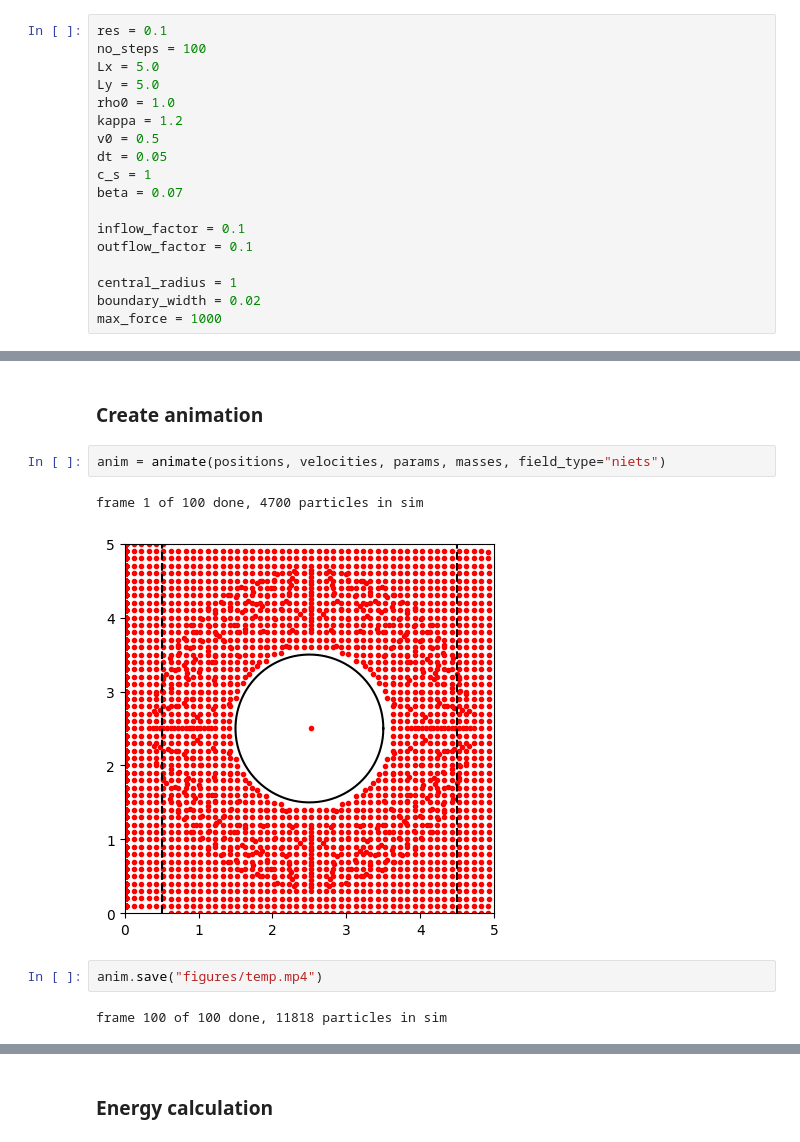
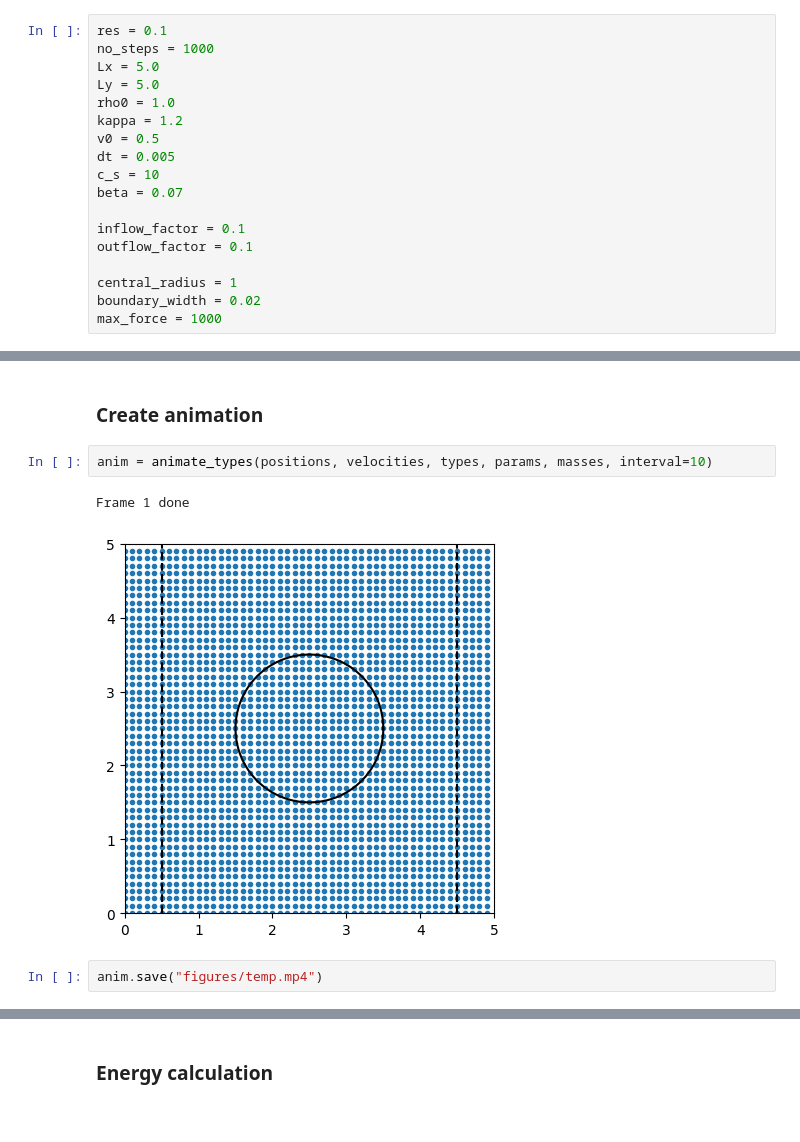
Before and after one commit to slagnews/drag_sph, a Jupyter notebook: cpp_test.ipynb, the cells around one changed output, grey strips where cells are left out. Cells and saved outputs as stored; diff of their text form.

Commit message:
Added animation with particle type colors

```diff
--- a/cpp_test.ipynb
+++ b/cpp_test.ipynb
@@ -6,14 +6,14 @@ import matplotlib.pyplot as plt
 ### Define simulation parameters
 # %%
 res = 0.1
-no_steps = 100
+no_steps = 1000
 Lx = 5.0
 Ly = 5.0
 rho0 = 1.0
 kappa = 1.2
 v0 = 0.5
-dt = 0.05
-c_s = 1
+dt = 0.005
+c_s = 10
 beta = 0.07
 
 inflow_factor = 0.1
@@ -76,14 +76,12 @@ plt.show()
 # %% [markdown]
 ### Create animation
 # %%
-anim = animate(positions, velocities, params, masses, field_type="niets")
+anim = animate_types(positions, velocities, types, params, masses, interval=10)
 # %% [output]
-frame 1 of 100 done, 4700 particles in sim
+Frame 1 done
-[figure, old version]
+[figure, new version]
 # %%
 anim.save("figures/temp.mp4")
-# %% [output]
-frame 100 of 100 done, 11818 particles in sim
 # %%
 no_particles_in_sim = np.array([len(pos) for pos in positions])
 no_inflow_particles = np.zeros(len(positions))
```
Also changed, not shown: parts of 5 cells of this notebook, 2 other files.
